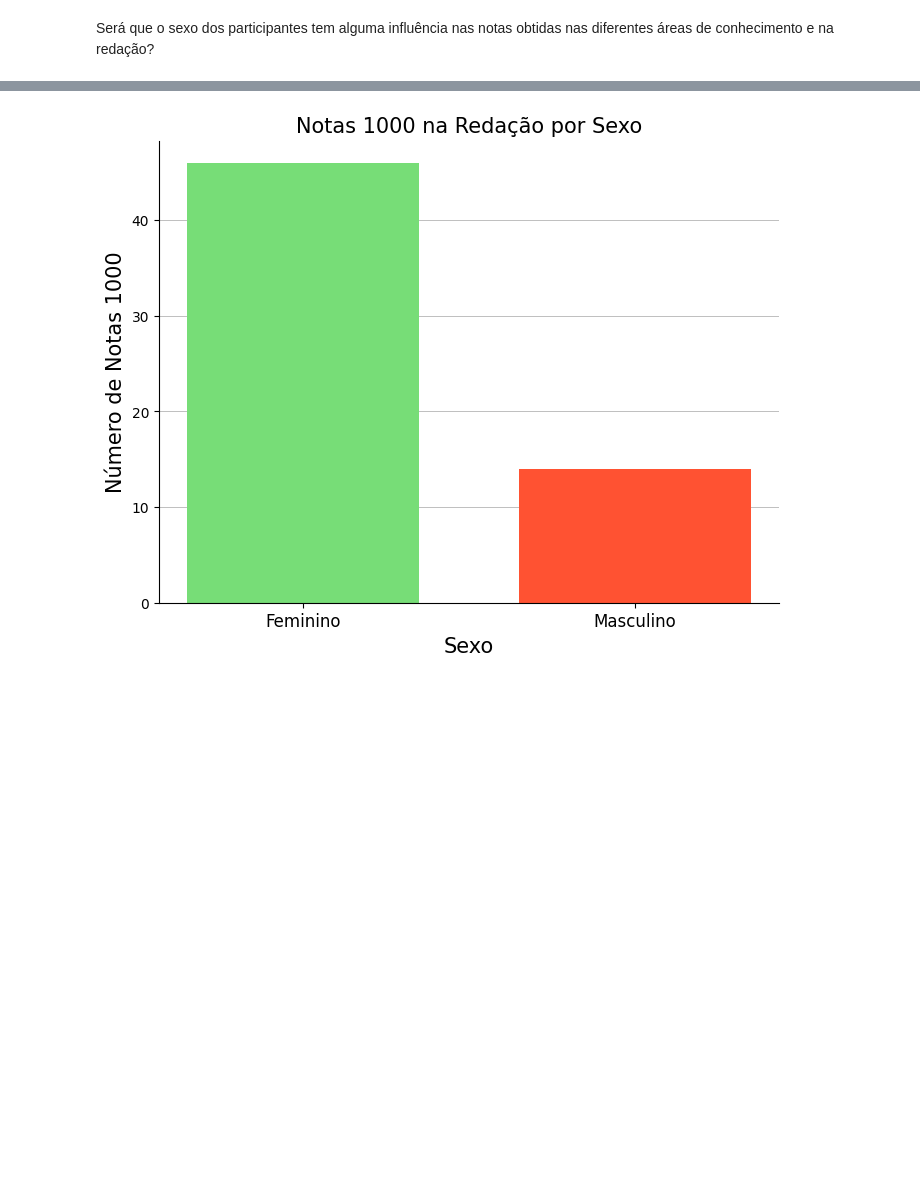
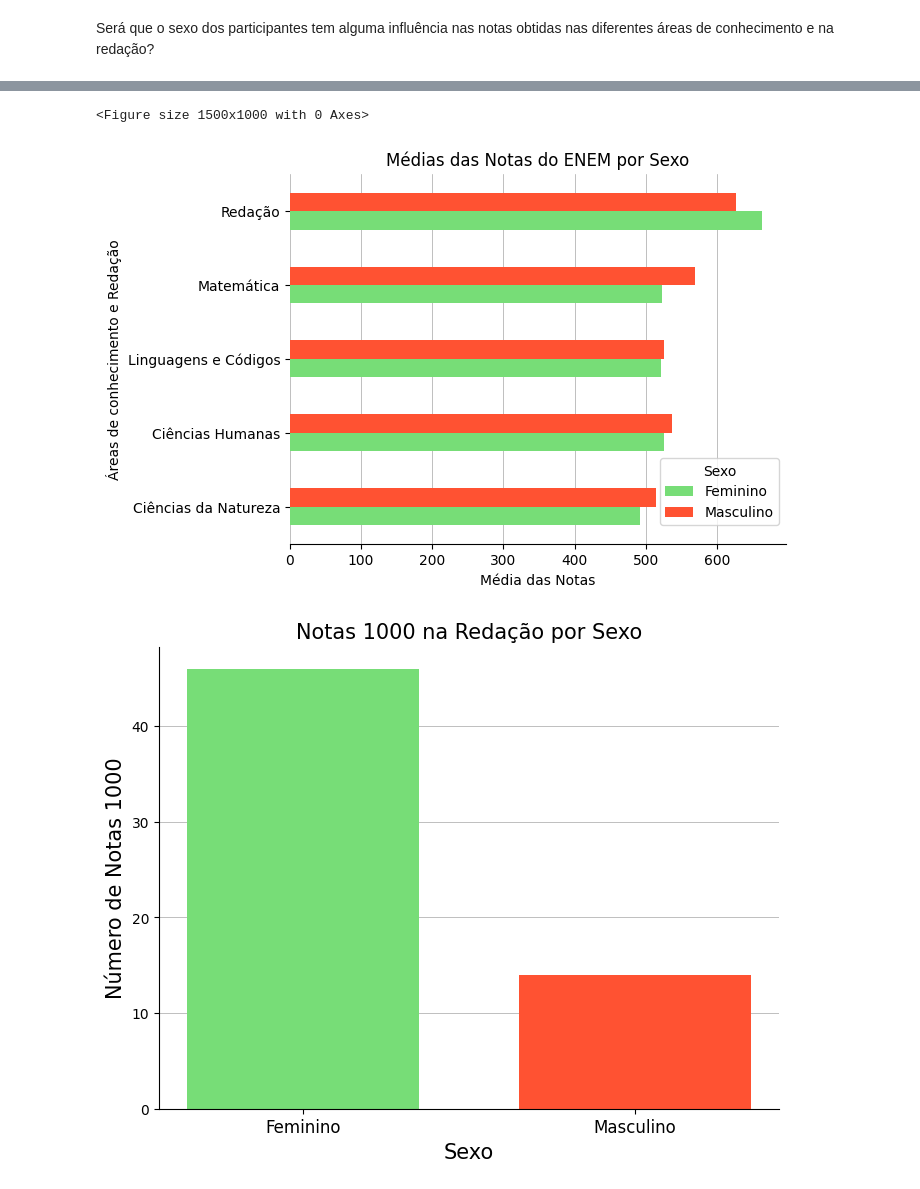
Before and after one commit to ArthurrCr/DATAVIZ, a Jupyter notebook: ENEM_2023.ipynb, the cells around one changed output, grey strips where cells are left out. Cells and saved outputs as stored; diff of their text form; code cells hidden in the pictures; blank space fills up the shorter version.

```diff
--- a/ENEM_2023.ipynb
+++ b/ENEM_2023.ipynb
@@ -477,3 +499,35 @@ Será que o sexo dos participantes tem alguma influência nas notas obtidas nas
+# %%
+colunas_notas = ['NU_NOTA_CN', 'NU_NOTA_CH', 'NU_NOTA_LC', 'NU_NOTA_MT', 'NU_NOTA_REDACAO']
+
+# Criar uma cópia explícita e remover notas zero
+dados_filtrados = data.dropna(subset=colunas_notas).copy()
+for coluna in colunas_notas:
+    dados_filtrados = dados_filtrados[dados_filtrados[coluna] != 0]
+
+# Agrupar por sexo e calcular as médias
+media_notas_por_sexo = dados_filtrados.groupby('TP_SEXO')[colunas_notas].mean()
+
+# Labels e cores
+labels = ['Ciências da Natureza', 'Ciências Humanas', 'Linguagens e Códigos', 'Matemática', 'Redação']
+cores = ['#77dd77', '#ff5232']
+
+# Plotagem
+plt.figure(figsize=(15, 10))
+ax = media_notas_por_sexo.T.plot(kind='barh', color=cores)
+ax.spines['top'].set_visible(False)
+ax.spines['right'].set_visible(False)
+ax.spines['left'].set_visible(False)
+ax.set_axisbelow(True)
+ax.xaxis.grid(color='gray', linestyle='-', linewidth=0.5, alpha=0.7)
+plt.title('Médias das Notas do ENEM por Sexo')
+plt.xlabel('Média das Notas')
+plt.ylabel('Áreas de conhecimento e Redação')
+plt.yticks(range(len(labels)), labels)
+ax.legend(['Feminino', 'Masculino'], title='Sexo', loc='upper right', bbox_to_anchor=(1, 0.25))
+plt.show()
+# %% [output]
+<Figure size 1500x1000 with 0 Axes>
+[figure, added]
 # %%
 # Filtrar apenas as linhas com notas 1000
 filtered_dataframe = data[data['NU_NOTA_REDACAO'] == 1000].copy()
```
Also changed, not shown: parts of 19 cells of this notebook.
